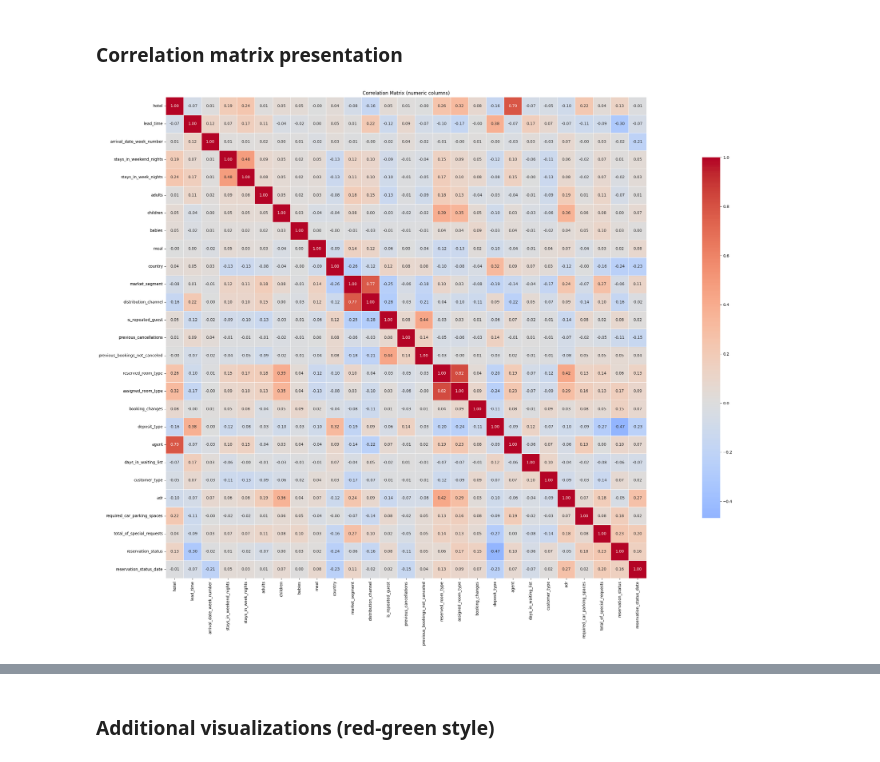
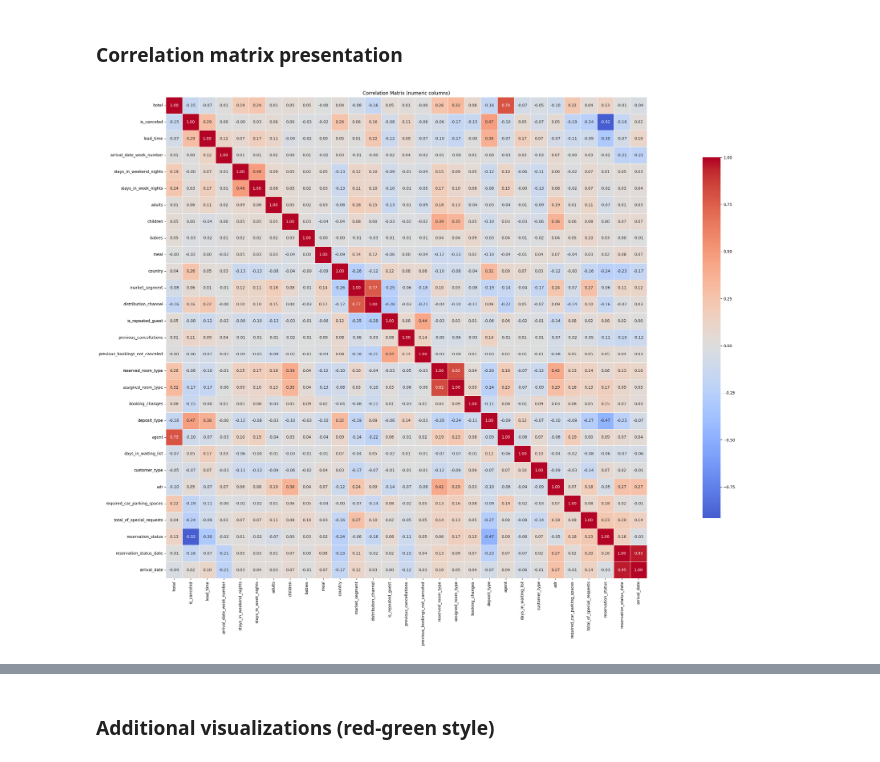
Before and after one commit to Kraszuuu/HotelBookingDemand, a Jupyter notebook: main.ipynb, the cells around one changed output, grey strips where cells are left out. Cells and saved outputs as stored; diff of their text form; code cells hidden in the pictures.

```diff
--- a/main.ipynb
+++ b/main.ipynb
@@ -8,13 +8,14 @@ import pandas as pd
 import sklearn
 from sklearn.compose import ColumnTransformer
 from sklearn.ensemble import RandomForestClassifier
+from typing import Any
 import numpy as np
 import matplotlib.pyplot as plt
 import seaborn as sns
 
 # kagglehub.dataset_download("jessemostipak/hotel-booking-demand", output_dir="./Dataset")
-ds = pd.read_csv("./Dataset/hotel_bookings.csv").sample(30000, random_state=268555)
-# ds = pd.read_csv("./Dataset/hotel_bookings.csv")
+dataFrame = pd.read_csv("./Dataset/hotel_bookings.csv").sample(30000, random_state=268555)
+# dataFrame = pd.read_csv("./Dataset/hotel_bookings.csv")
 # %% [markdown]
 ## Data checks
 # %% [markdown]
@@ -56,7 +57,6 @@ reservation_status_date                    0               0.00
 # %% [markdown]
 ### Dealing with missing data #1
 # %%
-ds.drop(columns=["company"], inplace=True)
-ds.drop(columns=["is_canceled"], inplace=True)
-ds = ds.loc[ds["country"].notna()].copy()
-ds = ds.loc[ds["children"].notna()].copy()
+dataFrame.drop(columns=["company"], inplace=True)
+dataFrame = dataFrame.loc[dataFrame["country"].notna()].copy()
+dataFrame = dataFrame.loc[dataFrame["children"].notna()].copy()
@@ -135,7 +121,7 @@ Dropped invalid rows: 10
 # %% [markdown]
 ### Dealing with orphans
 # %%
-ds = ds[ds['adults'] != 0]
+dataFrame = dataFrame[dataFrame['adults'] != 0]
 # %% [markdown]
 ### Dealing with missing data #2
 # %%
@@ -231,39 +241,58 @@ Wrote 7205 rows to column_value_counts.csv
 # %% [markdown]
 ### Correlation matrix presentation
 # %%
-for col in ds.select_dtypes(include=['object']).columns:
-        if col != 'reservation_status_date' and col != 'country' and col != 'hotel':
-            ds[col] = ds[col].astype('category').cat.codes
+def encodeNonNumericForCorr(givenDataFrame: pd.DataFrame) -> pd.DataFrame:
+    currentDataFrame = givenDataFrame.copy()
+    for col in currentDataFrame.select_dtypes(include=["object", "datetime64[ns]"]).columns:
+        currentDataFrame[col] = currentDataFrame[col].astype("category").cat.codes
+    return currentDataFrame
 
-def printComputationMatrix(ds):
-    corrDf = ds.copy()
 
-    if "country" in corrDf.columns:
-        corrDf["country"] = corrDf["country"].astype("category").cat.codes.astype(int)
-
-    if "hotel" in corrDf.columns:
-        corrDf["hotel"] = corrDf["hotel"].astype("category").cat.codes.astype(int)
-
-    if "reservation_status_date" in corrDf.columns:
-        corrDf["reservation_status_date"] = corrDf["reservation_status_date"].astype("category").cat.codes.astype(int)
-
-    corr = corrDf.corr(numeric_only=True)
-
+def plotCorrHeatmap(corr: pd.DataFrame) -> None:
     plt.figure(figsize=(40, 20))
     sns.heatmap(
         corr,
         annot=True,
         fmt=".2f",
         cmap="coolwarm",
         center=0,
         square=True,
         linewidths=0.5,
         cbar_kws={"shrink": 0.75}
     )
     plt.title("Correlation Matrix (numeric columns)")
     plt.tight_layout()
     plt.show()
 
-printComputationMatrix(ds)
+
+def extractStrongCorrPairs(corr: pd.DataFrame, threshold: float = 0.4) -> pd.DataFrame:
+    upperMask = np.triu(np.ones(corr.shape, dtype=bool), k=1)
+    corrPairs = corr.where(upperMask).stack().reset_index()
+    corrPairs.columns = ["feature_a", "feature_b", "corr"]
+
+    strongPairs = corrPairs.loc[corrPairs["corr"].abs() > threshold].copy()
+    strongPairs = strongPairs.sort_values("corr", key=lambda s: s.abs(), ascending=False)
+    return strongPairs
+
+
+def printStrongCorrPairs(strongPairs: pd.DataFrame, threshold: float = 0.4) -> None:
+    print(f"\nPairs with |correlation| > {threshold}:")
+    if strongPairs.empty:
+        print("No pairs satisfy the condition.")
+        return
+
+    print(strongPairs.to_string(index=False, float_format=lambda x: f"{x:.3f}"))
+
+
+def printComputationMatrix(givenDataFrame: pd.DataFrame) -> None:
+    encodedDf = encodeNonNumericForCorr(givenDataFrame)
+    corr = encodedDf.corr(numeric_only=True)
+
+    plotCorrHeatmap(corr)
+    strongPairs = extractStrongCorrPairs(corr, threshold=0.4)
+    printStrongCorrPairs(strongPairs, threshold=0.4)
+
+
+printComputationMatrix(dataFrame)
 # %% [output]
-[figure, old version]
+[figure, new version]
```
Also changed, not shown: parts of 21 cells of this notebook.
